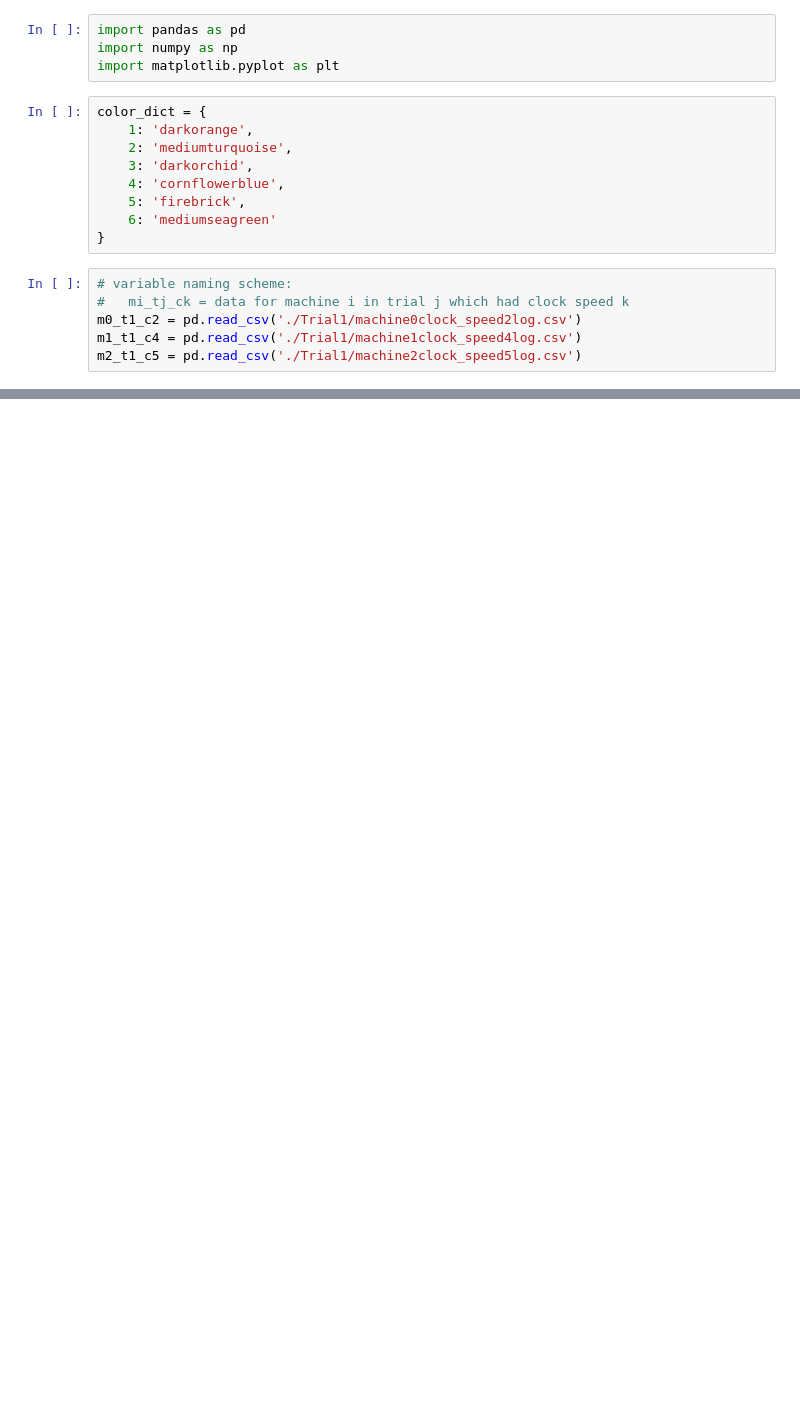
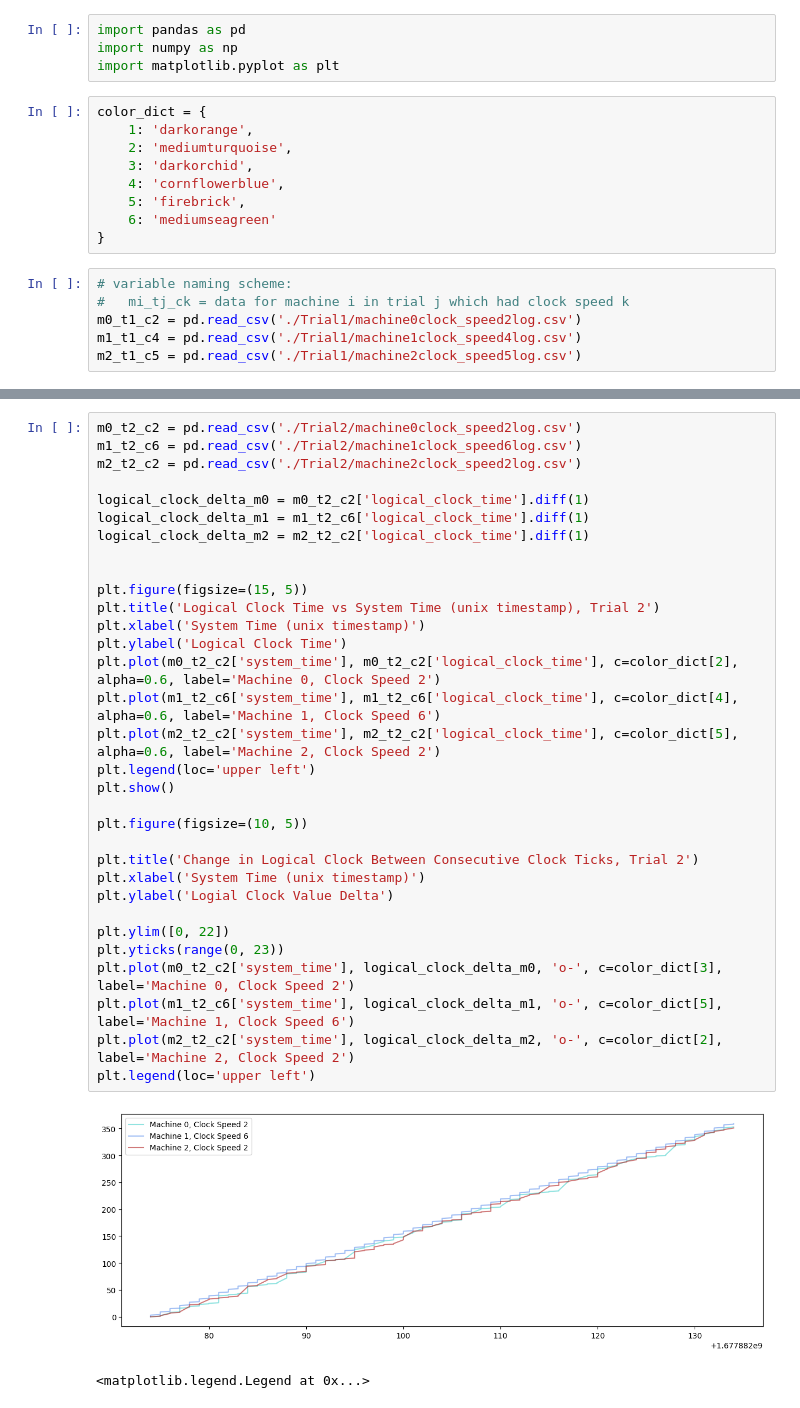
Before and after one commit to carolynwanf/CS262-logical-clocks, a Jupyter notebook: logicalClockAnalysis.ipynb, the cells around one changed output, grey strips where cells are left out. Drawn from its saved outputs; the diff is of its cells as text; blank space fills up the shorter version.

```diff
--- a/logicalClockAnalysis.ipynb
+++ b/logicalClockAnalysis.ipynb
@@ -34,0 +56,35 @@ plt.plot(m2_t1_c5['system_time'], m2_t1_c5['logical_clock_time']/mega_max, c=col
+# %%
+m0_t2_c2 = pd.read_csv('./Trial2/machine0clock_speed2log.csv')
+m1_t2_c6 = pd.read_csv('./Trial2/machine1clock_speed6log.csv')
+m2_t2_c2 = pd.read_csv('./Trial2/machine2clock_speed2log.csv')
+
+logical_clock_delta_m0 = m0_t2_c2['logical_clock_time'].diff(1)
+logical_clock_delta_m1 = m1_t2_c6['logical_clock_time'].diff(1)
+logical_clock_delta_m2 = m2_t2_c2['logical_clock_time'].diff(1)
+
+
+plt.figure(figsize=(15, 5))
+plt.title('Logical Clock Time vs System Time (unix timestamp), Trial 2')
+plt.xlabel('System Time (unix timestamp)')
+plt.ylabel('Logical Clock Time')
+plt.plot(m0_t2_c2['system_time'], m0_t2_c2['logical_clock_time'], c=color_dict[2], alpha=0.6, label='Machine 0, Clock Speed 2')
+plt.plot(m1_t2_c6['system_time'], m1_t2_c6['logical_clock_time'], c=color_dict[4], alpha=0.6, label='Machine 1, Clock Speed 6')
+plt.plot(m2_t2_c2['system_time'], m2_t2_c2['logical_clock_time'], c=color_dict[5], alpha=0.6, label='Machine 2, Clock Speed 2')
+plt.legend(loc='upper left')
+plt.show()
+
+plt.figure(figsize=(10, 5))
+
+plt.title('Change in Logical Clock Between Consecutive Clock Ticks, Trial 2')
+plt.xlabel('System Time (unix timestamp)')
+plt.ylabel('Logial Clock Value Delta')
+
+plt.ylim([0, 22])
+plt.yticks(range(0, 23))
+plt.plot(m0_t2_c2['system_time'], logical_clock_delta_m0, 'o-', c=color_dict[3], label='Machine 0, Clock Speed 2')
+plt.plot(m1_t2_c6['system_time'], logical_clock_delta_m1, 'o-', c=color_dict[5], label='Machine 1, Clock Speed 6')
+plt.plot(m2_t2_c2['system_time'], logical_clock_delta_m2, 'o-', c=color_dict[2], label='Machine 2, Clock Speed 2')
+plt.legend(loc='upper left')
+# %% [output]
+[figure, added]
+<matplotlib.legend.Legend at 0x...>
```
Also changed, not shown: parts of 4 cells of this notebook, 6 other files.
